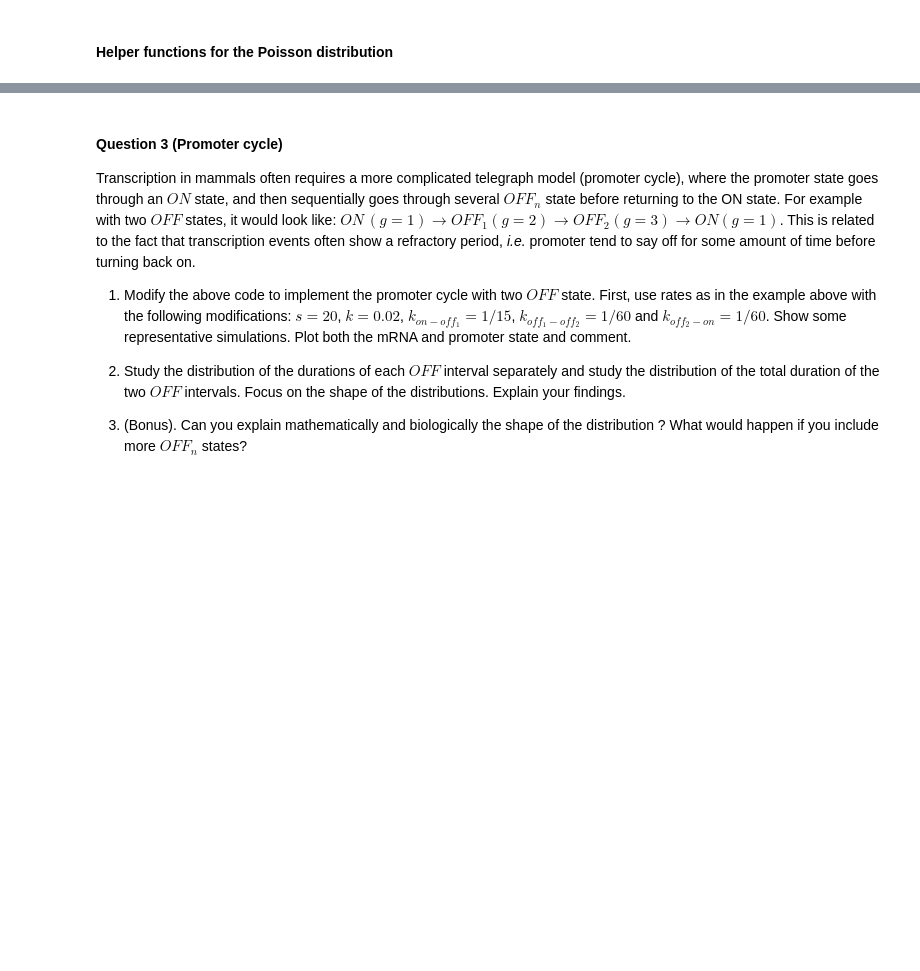
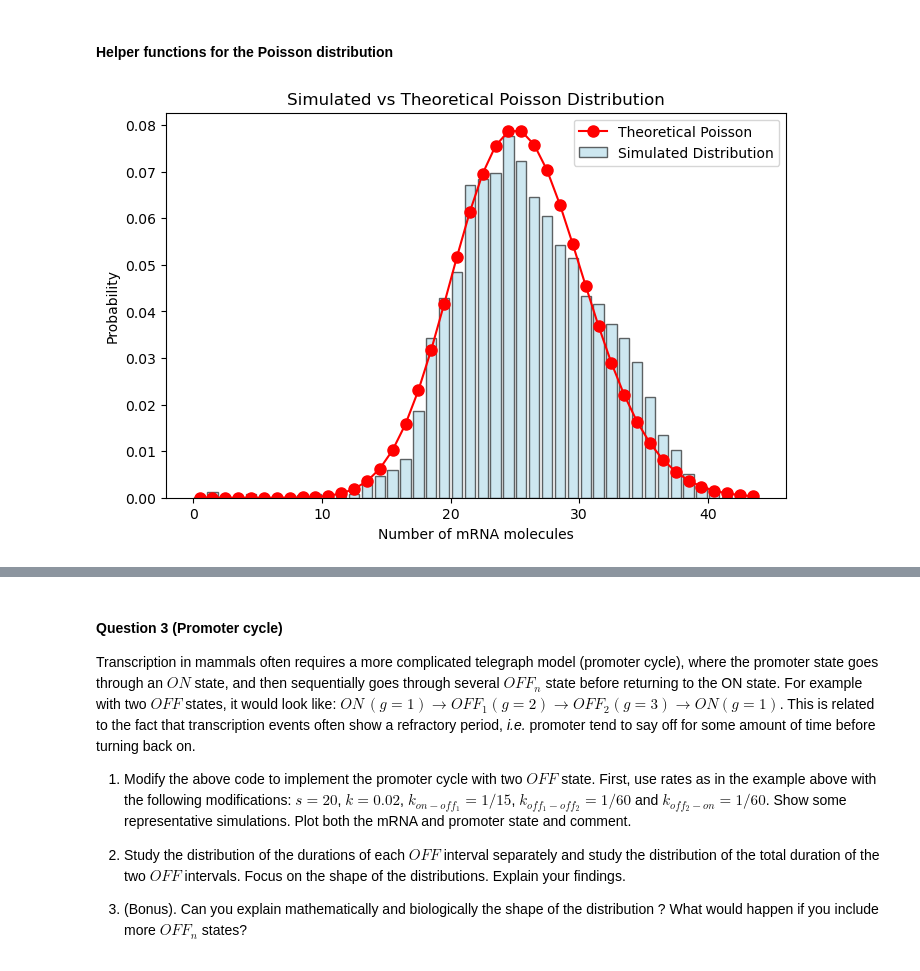
Before and after one commit to AlexiaGiroud/GenomeToFunction-exo3-G22, a Jupyter notebook: Exercise_Week10_11_A_Exercises.ipynb, the cells around one changed output, grey strips where cells are left out. Drawn from its saved outputs; the diff is of its cells as text; code cells hidden in the pictures; blank space fills up the shorter version.

```diff
--- a/Exercise_Week10_11_A_Exercises.ipynb
+++ b/Exercise_Week10_11_A_Exercises.ipynb
@@ -444,18 +444,38 @@ def Poisson(lam, counts):
 # %%
 #initial conditions for the state (g,n) at time t=0
 g_0 = 1 # Initial promoter state
 
 ##Find Parameters giving Poisson distribution
-s = ... # Number of initiations per minute
-k = ... # Degradation rate,  unit min^-1
-k_off = ... #Switching off rate, unit min^-1, t_on = 1/k_off
-k_on  = ... #Switching on rate, unit min^-1, t_off = 1/k_on
+s = 50 # Number of initiations per minute
+k = 1 # Degradation rate,  unit min^-1
+k_off = 200 #Switching off rate, unit min^-1, t_on = 1/k_off
+k_on  = 200 #Switching on rate, unit min^-1, t_off = 1/k_on
 
-n_0=...
+n_0 = 0 # Initial mRNA count
 
 DT = 0.01 # min
-
 
 t_end = 100 * 1/k # Total simulation time in minutes, adjust if needed
 
 parameters = [s, k, k_on, k_off]
+p_on = k_on / (k_on + k_off)
+
+# Run the Gillepsie simulation
+n, g, t = run_gillespie_telegraph(n_0, g_0, parameters, t_end, DT)
+
+# Plot the theoretical Poisson distribution vs the simulated one
+mean_n, expected_n, var_n, cv_n, p_on = compute_stats(n, g)
+
+counts, bins = np.histogram(n, bins=range(0, max(n)+2), density=True)
+bin_centers = 0.5 * (bins[:-1] + bins[1:])
+poisson_probs = Poisson(expected_n, bin_centers)
+plt.figure(figsize=(8,5))
+plt.bar(bin_centers, counts, width=0.8, alpha=0.6, label='Simulated Distribution', color='lightblue', edgecolor='black')
+plt.plot(bin_centers, poisson_probs, 'ro-', label='Theoretical Poisson', markersize=8)
+plt.title('Simulated vs Theoretical Poisson Distribution')
+plt.xlabel('Number of mRNA molecules')
+plt.ylabel('Probability')
+plt.legend()
+plt.show()
+# %% [output]
+[figure, added]
```
Also changed, not shown: parts of 5 cells of this notebook.
